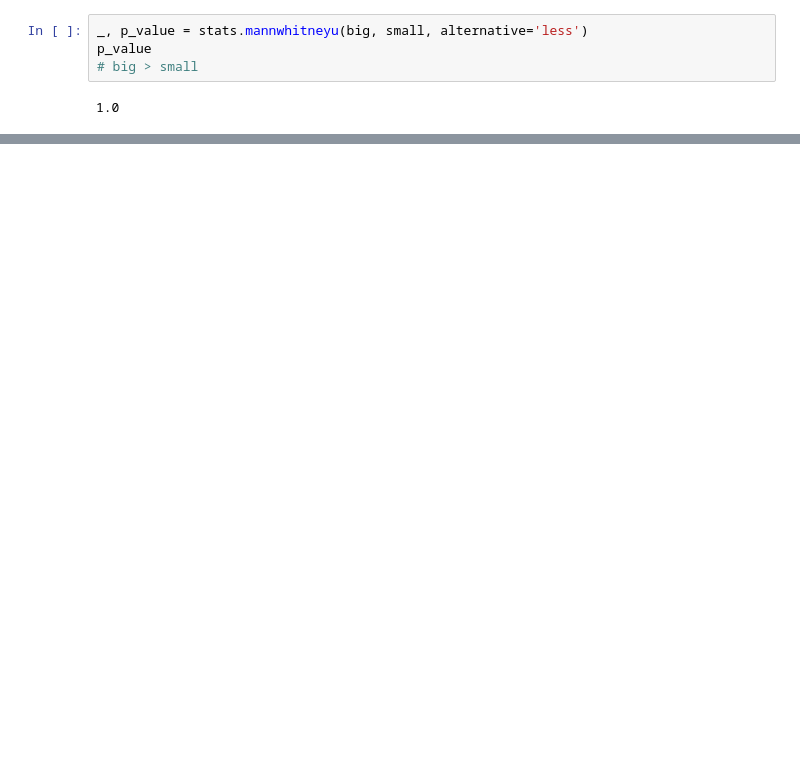
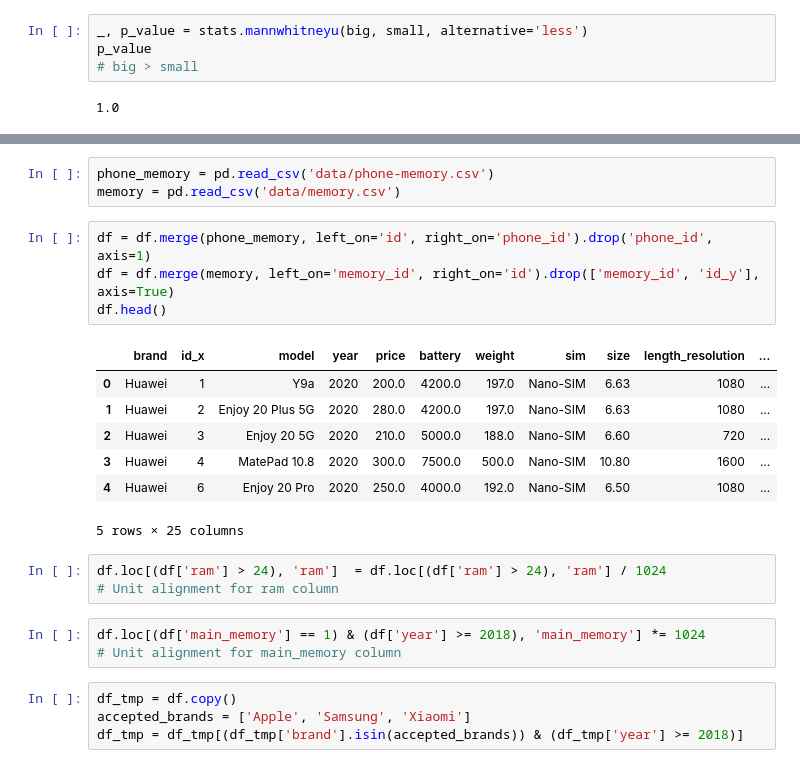
Before and after one commit to sinaaasghari/mobile-land, a Jupyter notebook: statics-analyzing.ipynb, the cells around one changed output, grey strips where cells are left out. Cells and saved outputs as stored; diff of their text form; blank space fills up the shorter version.

Commit message:
Update statics-analyzing.ipynb
Add a test about the value of buying brands

```diff
--- a/statics-analyzing.ipynb
+++ b/statics-analyzing.ipynb
@@ -430,0 +434,25 @@ p_value
+# %%
+phone_memory = pd.read_csv('data/phone-memory.csv')
+memory = pd.read_csv('data/memory.csv')
+# %%
+df = df.merge(phone_memory, left_on='id', right_on='phone_id').drop('phone_id', axis=1)
+df = df.merge(memory, left_on='memory_id', right_on='id').drop(['memory_id', 'id_y'], axis=True)
+df.head()
+# %% [output]
+|  | brand | id_x | model | year | price | battery | weight | sim | size | length_resolution | ... |
+| 0 | Huawei | 1 | Y9a | 2020 | 200.0 | 4200.0 | 197.0 | Nano-SIM | 6.63 | 1080 | ... |
+| 1 | Huawei | 2 | Enjoy 20 Plus 5G | 2020 | 280.0 | 4200.0 | 197.0 | Nano-SIM | 6.63 | 1080 | ... |
+| 2 | Huawei | 3 | Enjoy 20 5G | 2020 | 210.0 | 5000.0 | 188.0 | Nano-SIM | 6.60 | 720 | ... |
+| 3 | Huawei | 4 | MatePad 10.8 | 2020 | 300.0 | 7500.0 | 500.0 | Nano-SIM | 10.80 | 1600 | ... |
+| 4 | Huawei | 6 | Enjoy 20 Pro | 2020 | 250.0 | 4000.0 | 192.0 | Nano-SIM | 6.50 | 1080 | ... |
+5 rows × 25 columns
+# %%
+df.loc[(df['ram'] > 24), 'ram']  = df.loc[(df['ram'] > 24), 'ram'] / 1024
+# Unit alignment for ram column
+# %%
+df.loc[(df['main_memory'] == 1) & (df['year'] >= 2018), 'main_memory'] *= 1024
+# Unit alignment for main_memory column
+# %%
+df_tmp = df.copy()
+accepted_brands = ['Apple', 'Samsung', 'Xiaomi']
+df_tmp = df_tmp[(df_tmp['brand'].isin(accepted_brands)) & (df_tmp['year'] >= 2018)]
```
Also changed, not shown: parts of 14 cells of this notebook.
